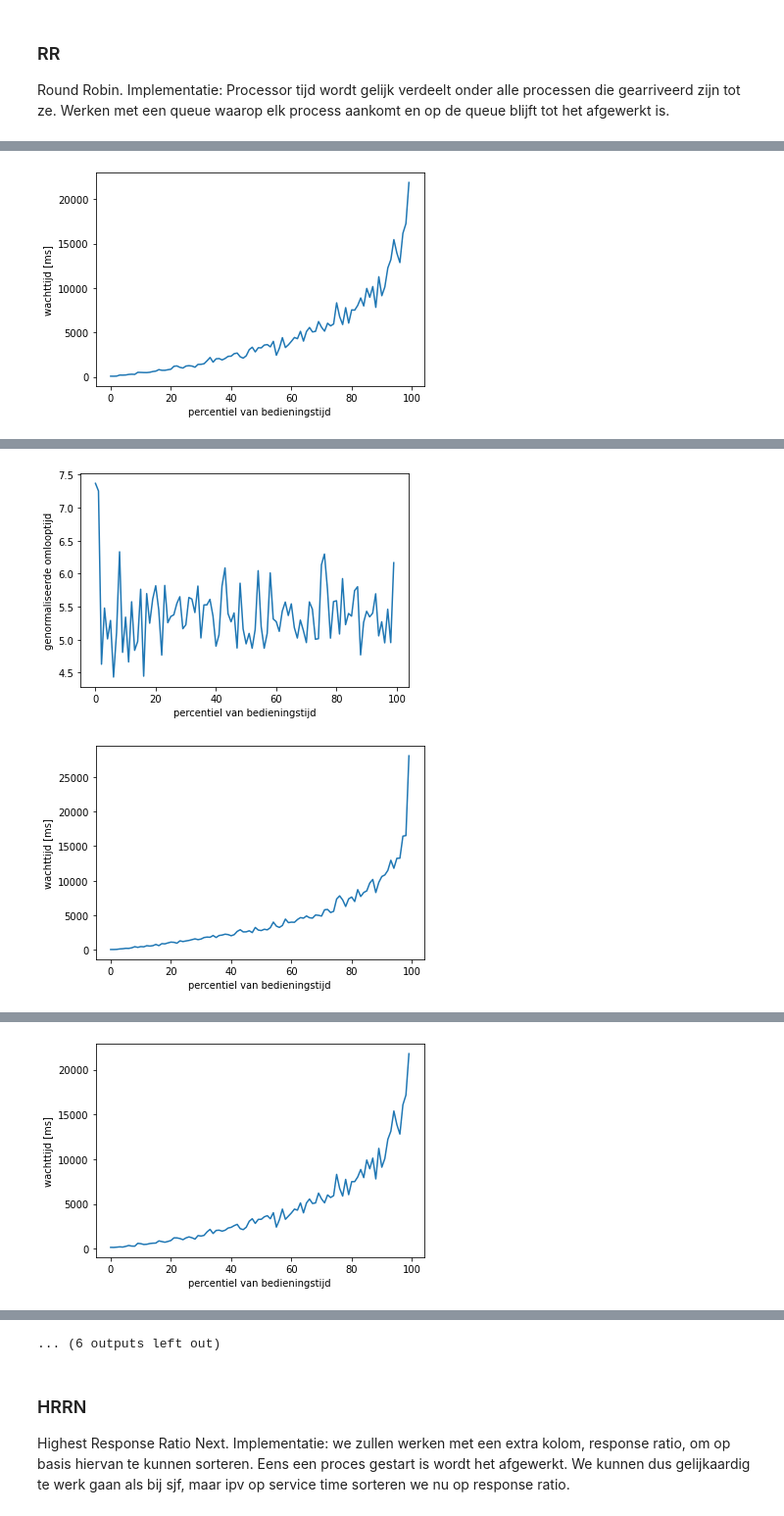
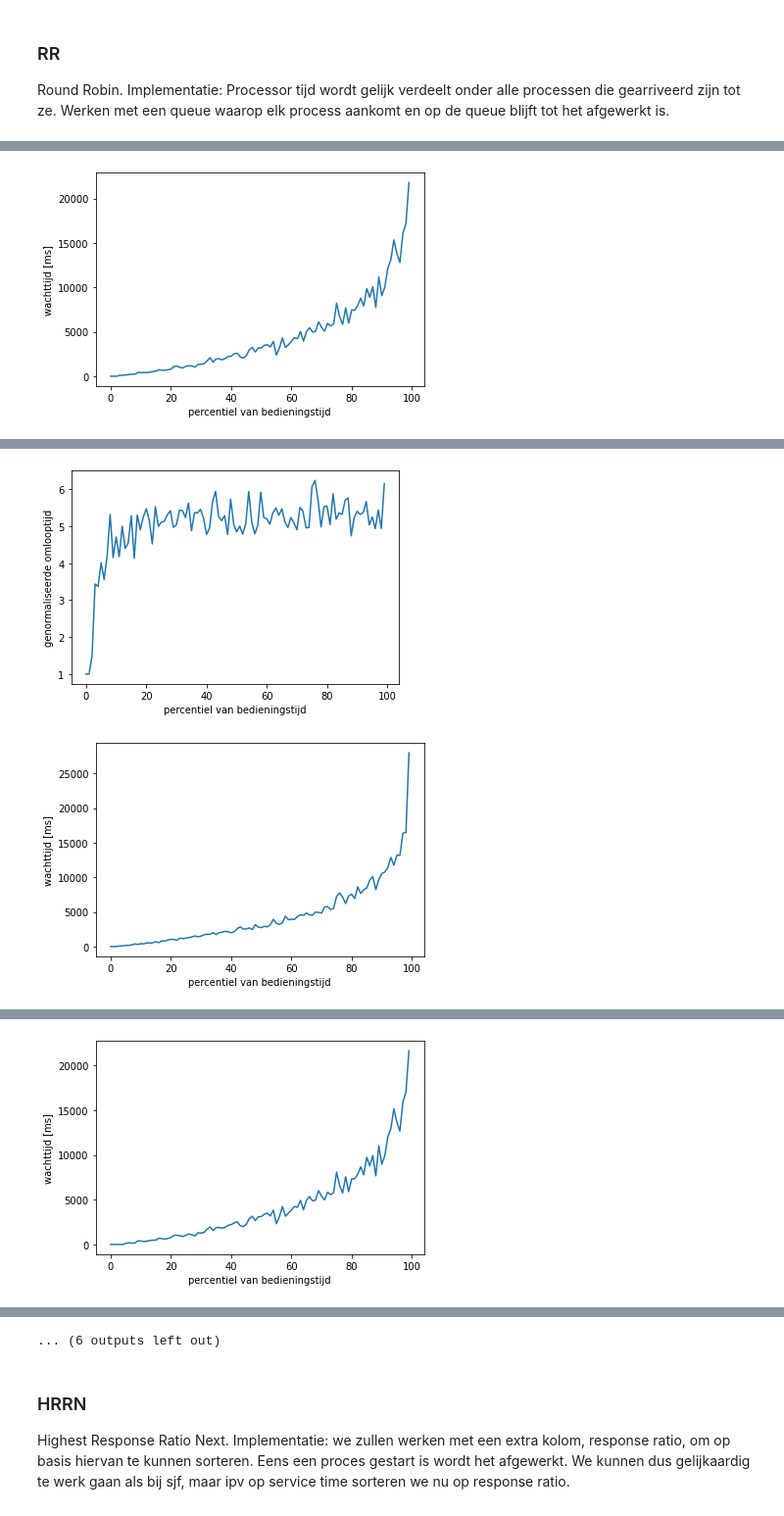
Before and after one commit to GPeeters/Besturingssystemen-2, a Jupyter notebook: process_scheduler.ipynb, the cells around one changed output, grey strips where cells are left out. Shown at 98% size. Drawn from its saved outputs; the diff is of its cells as text; code cells hidden in the pictures.

```diff
--- a/process_scheduler.ipynb
+++ b/process_scheduler.ipynb
@@ -338,81 +338,59 @@ def RR(df, q):
     df_rr["starttime"] = -1
     df_rr["waittime"] = 0
     df_rr["endtime"] = 0
-    df_rr["rem_st"] = df_rr["servicetime"]  # extra kolom om de resterende service time bij te houden
+    # df_rr["rem_st"] = df_rr["servicetime"]  # extra kolom om de resterende service time bij te houden
 
     t = 0
     df_rr.sort_values('arrivaltime')  # sorteren op arrival time
     queue = []
     i=0
     j=0
+    unfinished = False
+    last_index = 0
 
 
-    # beginnen bij het eerst gearriveerde proces
-    while i < df_rr.shape[0]-1:
-        # proces op de queue zetten
-        queue.append(i)
-        queue.append(queue.pop(len(queue)-2)) # om er rekening mee te houden dat een proces is aangekomen tijdens de andere berekeningen
-        # zolang er geen nieuwkomer is op de FCFS queue gewoon de bestaande queue afwerken
-        while queue:
-            if t < df_rr.at[i+1, "arrivaltime"]:
-                # print(queue)
-                j = queue[0]
-                # print(j)
+    while queue or (last_index != df_rr.shape[0]):
+        if last_index < len(df_rr):
+        # Alle processen die in de tussentijd zijn gearriveerd toevoegen aan de queue
+            for i in range(last_index, df_rr.shape[0]):
+                if df_rr.at[i, "arrivaltime"] <= t:
+                    queue.append([i, df_rr.at[i,"servicetime"]])
+                else:
+                    last_index = i
+                    break
+                # speciaal geval als het einde bereikt is:
+                if i == df_rr.shape[0]-1:
+                    last_index = i+1
 
-                # als het proces voor de eerste keer aan de beurt is starttijd invullen en wacht tijd bijtellen waar nodig
-                if df_rr.at[j, "starttime"] == -1:
-                    df_rr.at[j, "starttime"] = t
-                    df_rr.at[j, "waittime"] = df_rr.at[j, "waittime"] + df_rr.at[j, "starttime"] - df_rr.at[j, "arrivaltime"]
+        # indien het laatste proces nog niet afgewerkt was plaatsen we dit nu achteraan:
+        if unfinished:
+            queue.append(queue.pop(0))
+            unfinished = False
 
-                # telkens gedurende q tijd laten lopen en afhankelijk van de resterende benodigde tijd afhandelen
-                if df_rr.at[j, "rem_st"] > q:
-                    t = t + q
-                    df_rr.at[j, "rem_st"] = df_rr.at[j, "rem_st"] - q
-                    queue.append(queue.pop(0))
+        # geval waarbij geen processen gearriveerd zijn
+        if not queue:
+            t = df_rr.at[last_index, "arrivaltime"]
+            queue.append([last_index, df_rr.at[last_index,"servicetime"]])
+            last_index = last_index + 1
 
-                # Als er nog maar q of minder tijd rest, afwerken en van de queue halen
-                else:
-                    t = t + df_rr.at[j, "rem_st"]
-                    df_rr.at[j, "rem_st"] = 0
-                    df_rr.at[j, "endtime"] = t
-                    queue.pop(0)
+        # proces vooraan queue voor q tijd uitvoeren:
 
-            else:
-                # als er een nieuwkomer is op de queue, huidige loop afbreken
-                i = i+1
-                break
-        if not queue:
-            # Als er geen processen in de queue zitten onmiddelijk doorgaan naar het volgende proces
-            i = i+1
-            if t < df_rr.at[i, "arrivaltime"]:
-                t = df_rr.at[i, "arrivaltime"]
-
-
-    # laatste proces nog correct toevoegen aan de queue en afhandelen
-    queue.append(df_rr.shape[0]-1)
-    while queue:
-        # print(queue)
-        j = queue[0]
-        # print(j)
-
-        # als het proces voor de eerste keer aan de beurt is starttijd invullen en wacht tijd bijtellen waar nodig
-        if df_rr.at[j, "starttime"] == -1:
-            df_rr.at[j, "starttime"] = t
-            df_rr.at[j, "waittime"] = df_rr.at[j, "waittime"] + df_rr.at[j, "starttime"] - df_rr.at[j, "arrivaltime"]
+        # als het proces voor de eerste keer aan de beurt is starttijd invullen
+        if df_rr.at[queue[0][0], "starttime"] == -1:
+            df_rr.at[queue[0][0], "starttime"] = t
 
         # telkens gedurende q tijd laten lopen en afhankelijk van de resterende benodigde tijd afhandelen
-        if df_rr.at[j, "rem_st"] > q:
+        if queue[0][1] > q:
             t = t + q
-            df_rr.at[j, "rem_st"] = df_rr.at[j, "rem_st"] - q
-
-            queue.append(queue.pop(0))
+            queue[0][1] = queue[0][1] - q
+            unfinished = True
 
         # Als er nog maar q of minder tijd rest, afwerken en van de queue halen
         else:
-            t = t + df_rr.at[j, "rem_st"]
-            df_rr.at[j, "rem_st"] = 0
-            df_rr.at[j, "endtime"] = t
+            t = t + queue[0][1]
+            df_rr.at[queue[0][0], "endtime"] = t
             queue.pop(0)
+
 
     # Als de queue volledig is afgewerkt doen we nog de laatste berekeningen:
     ## we stellen de wait time bij, wacht tijd - start tijd - service tijd komt overeen met de tijd gespendeerd in wacht na de start
@@ -448,4 +426,4 @@ gemiddelde wachttijd bedraagt: 443.24805
-[figure, old version]
+[figure, new version]
 [figure]
 ===================
 RR voor 10000 processen met q = 4
```
Also changed, not shown: parts of 5 cells of this notebook.
